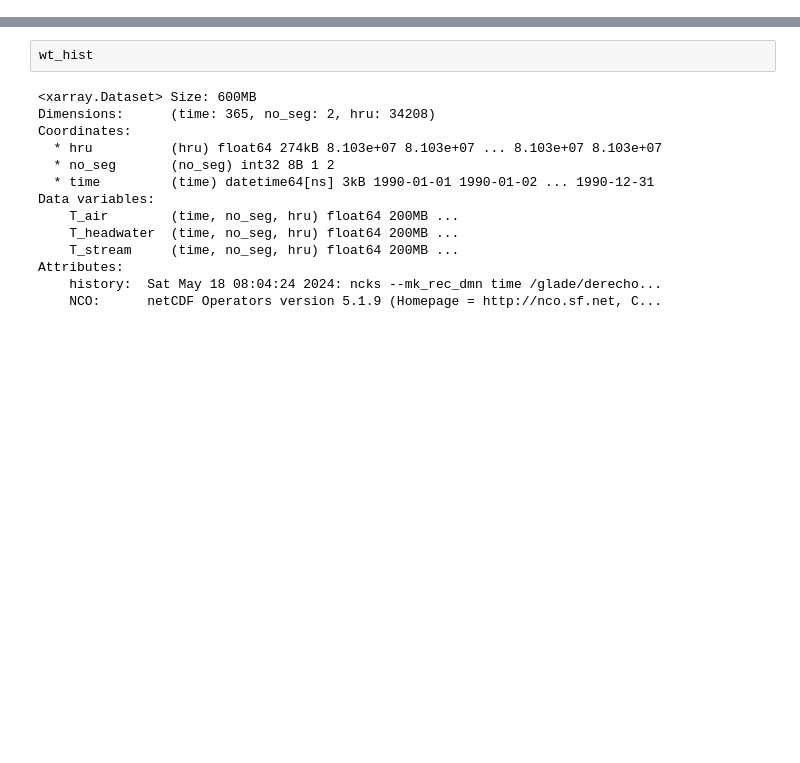
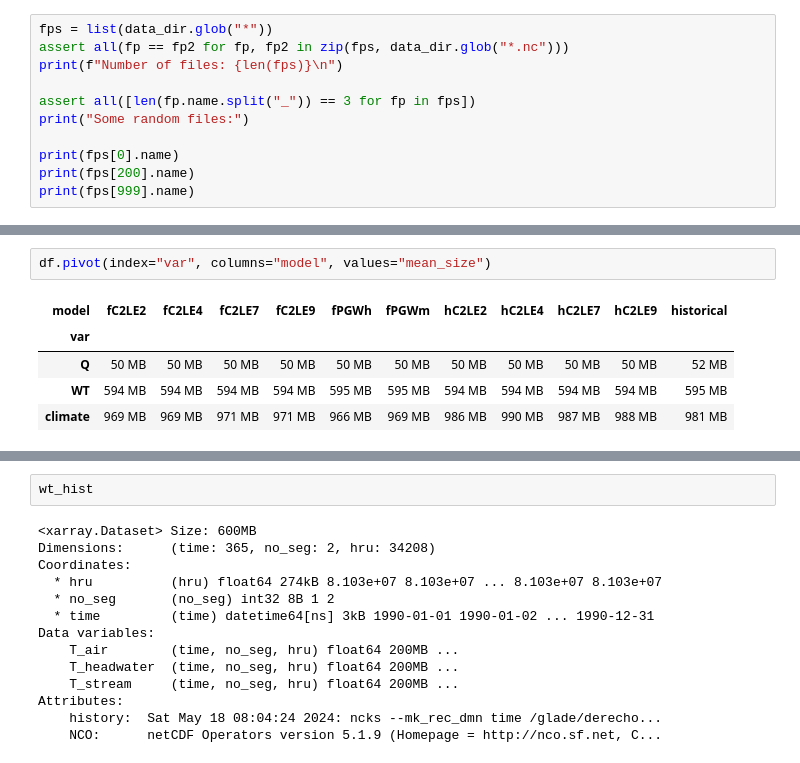
Before and after one commit to ua-snap/arctic_rivers, a Jupyter notebook: arctic_rivers_eda.ipynb, the cells around one changed output, grey strips where cells are left out. Cells and saved outputs as stored; diff of their text form; blank space fills up the shorter version.

```diff
--- a/arctic_rivers_eda.ipynb
+++ b/arctic_rivers_eda.ipynb
@@ -6,0 +22,11 @@ from pathlib import Path
+# %%
+fps = list(data_dir.glob("*"))
+assert all(fp == fp2 for fp, fp2 in zip(fps, data_dir.glob("*.nc")))
+print(f"Number of files: {len(fps)}\n")
+
+assert all([len(fp.name.split("_")) == 3 for fp in fps])
+print("Some random files:")
+
+print(fps[0].name)
+print(fps[200].name)
+print(fps[999].name)
@@ -6,0 +82,8 @@ from pathlib import Path
+# %%
+df.pivot(index="var", columns="model", values="mean_size")
+# %% [output]
+| model | fC2LE2 | fC2LE4 | fC2LE7 | fC2LE9 | fPGWh | fPGWm | hC2LE2 | hC2LE4 | hC2LE7 | hC2LE9 | historical |
+| var |  |  |  |  |  |  |  |  |  |  |  |
+| Q | 50 MB | 50 MB | 50 MB | 50 MB | 50 MB | 50 MB | 50 MB | 50 MB | 50 MB | 50 MB | 52 MB |
+| WT | 594 MB | 594 MB | 594 MB | 594 MB | 595 MB | 595 MB | 594 MB | 594 MB | 594 MB | 594 MB | 595 MB |
+| climate | 969 MB | 969 MB | 971 MB | 971 MB | 966 MB | 969 MB | 986 MB | 990 MB | 987 MB | 988 MB | 981 MB |
```
Also changed, not shown: parts of 46 cells of this notebook.
